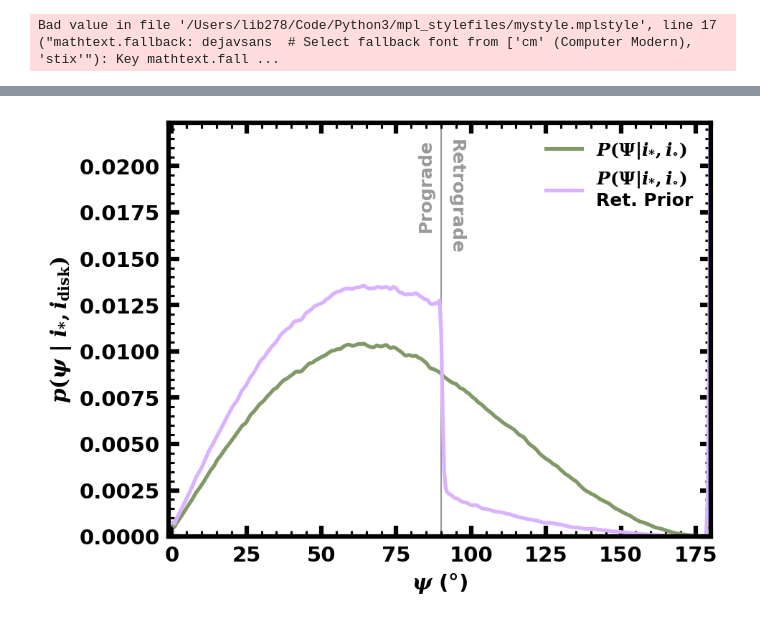
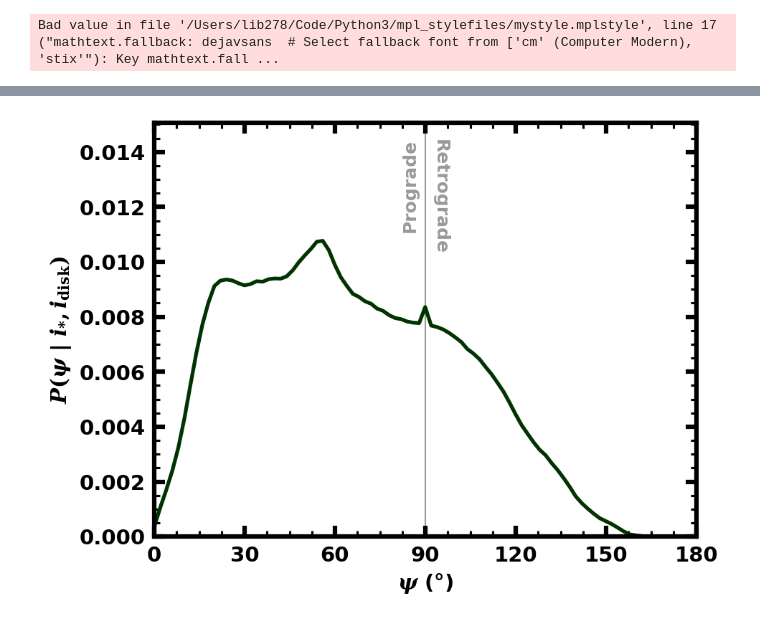
Before and after one commit to lbiddle/Obliquity_Synthesis, a Jupyter notebook: true_obliquity_test.ipynb, the cells around one changed output, grey strips where cells are left out. Drawn from its saved outputs; the diff is of its cells as text; code cells hidden in the pictures.

```diff
--- a/true_obliquity_test.ipynb
+++ b/true_obliquity_test.ipynb
@@ -97,8 +97,21 @@ def choose_cmap(custom_cmap, reverse_cmap=False):
     mycolormap = make_cmap(chosen_cmap, position=positions)
 
     return mycolormap
+def sorted_alphanumeric(list_to_sort):
+    """
+    Description: Sorts contents of the list alphanumerically (e.g., A1, A2, B2, A10) rather than naturally (e.g., A1, A10, A2, B2)
+                 because the built-in python function "sorted()" does not do this without providing a key.
+    Arguments: list_to_sort = List containing items to sort.
+    Returns: List containing sorted items.
+    """
 
-plt.style.use('/Users/lib278/Code/Python3/mpl_stylefiles/mystyle.mplstyle')
+    convert = lambda text: int(text) if text.isdigit() else text.lower()
+    alphanum_key = lambda key: [convert(c) for c in re.split('([0-9]+)', key)]
+
+    return sorted(list_to_sort, key=alphanum_key)
+
+
+plt.style.use('/Users/lb8137/Projects/mpl_stylefiles/mystyle.mplstyle')
 # plt.rcParams.keys()
 # %% [output]
 Bad value in file '/Users/lib278/Code/Python3/mpl_stylefiles/mystyle.mplstyle', line 17 ("mathtext.fallback: dejavsans  # Select fallback font from ['cm' (Computer Modern), 'stix'"): Key mathtext.fall ...
@@ -408,39 +887,60 @@ Deltai_kde = Deltai_kde / (np.sum(Deltai_kde) * bin_width)
 # %%
 test_fig = plt.figure(figsize=(6.5, 5), dpi=150)
 ax = test_fig.add_subplot(111)
 ax.minorticks_on()
 
 # ax.set_title(r'$i_{\ast}$ = ' + '{:.1f}'.format(istar) + r'$\degree$    ' + r'$i_{\mathrm{disk}}$ = ' + '{:.1f}'.format(idisk) + r'$\degree$    ' + r'$\Delta i$ = ' + '{:.1f}'.format(abs(istar - idisk)) + r'$\degree$    ', pad=8, x=0.6)
 ax.set_xlabel(r'$\psi$ ($\degree$)')
-ax.set_ylabel(r'$p(\psi$ | $i_{*}, i_{\mathrm{disk}})$')
+ax.set_ylabel(r'$P(\psi$ | $i_{*}, i_{\mathrm{disk}})$')
 
-xmin, xmax = -1, 181
-ymin, ymax = 0, 4*np.mean([blarb for foop in true_obliquities_no_retro_prior for blarb in foop])  # -0.04 * max(ploty), 1.14 * max(ploty)
+xmin, xmax = 0, 180
+ymin, ymax = 0, 1.4*max(Psi_power)  # 1.1*max([max(master_Psi), max(master_Psi_iso)])  # 4*np.mean([blarb for foop in all_Psis for blarb in foop])  # -0.04 * max(ploty), 1.14 * max(ploty)
 # print(ymin, ymax)
 
-linecolor = '#809966'  # '#476685'
 fillcolor = '#cccc00'  # '#476685'
 
 # ax.plot(Deltai_x, Deltai_kde, color=Deltai_color, label=r'$\Delta i$')
+# master_Psi_iso[0:9] = [0, 0, 0.002, 0.003, 0.003, 0.003, 0.005, 0.006, 0.01]
+# ax.plot(Psi[1:], master_Psi_iso, color='#0099cc', label='iso ' + r'$P(\Psi|i_{*}, i_{\circ})$')
+# ax.plot(Psi, Psi_kde color='#003300', label=r'$P(\Psi|i_{*}, i_{\circ})$')
+ax.plot(Psi_x, Psi_power, color='#003300')
 
-ax.plot(Psi[1:], Psi_kde_no_retro_prior, color=linecolor, label=r'$P(\Psi|i_{*}, i_{\circ})$')
-# ax.fill_between(Psi[1:], Psi_kde_no_retro_prior, color=fillcolor, alpha=0.4, label='no retro. prior')
 
-ax.plot(Psi[1:], Psi_kde_yes_retro_prior, color='#d9b3ff', label=r'$P(\Psi|i_{*}, i_{\circ})$' + '\nRet. Prior')
+# ax.plot(Psi[1:], Psi_kde_yes_retro_prior, color='#d9b3ff', label=r'$P(\Psi|i_{*}, i_{\circ})$' + '\nRet. Prior')
 # ax.fill_between(Psi[1:], Psi_kde_yes_retro_prior, color='#d9b3ff', alpha=0.4, label='yes retro. prior')
 
 ax.plot([90, 90], [0, ymax], lw=1, color='#000000', alpha=0.4, zorder = -10)
 # ax.plot([np.nanmin(possible_Psis) - dx, np.nanmin(possible_Psis) - dx], [0, ymax], ls='--', lw=1, color='#000000', zorder = -10)
 # ax.plot([np.nanmax(possible_Psis) + dx, np.nanmax(possible_Psis) + dx], [0, ymax], ls='--', lw=1, color='#000000', zorder = -10)
 
 ax.text(90 - 5, 0.96 * ymax, 'Prograde', horizontalalignment='center', verticalalignment='top', fontsize=12, rotation=90, color='#000000', alpha=0.4)
 ax.text(90 + 5, 0.96 * ymax, 'Retrograde', horizontalalignment='center', verticalalignment='top', fontsize=12, rotation=270, color='#000000', alpha=0.4)
 
 ax.set_xlim(xmin, 180)
 ax.set_ylim(ymin, ymax)
 
-ax.legend(loc='upper right', fontsize=12)
+ax.set_xticks([0, 30, 60, 90, 120, 150, 180])
+
+# ax.legend(loc='upper right', fontsize=12)
 
 plt.show()
+plt.close()
+
+
+save_dir = '/Users/lib278/Documents/Manuscripts/OBLIQUITY_SYNTHESIS/True_Obliquity_Tests/Psi_Draws_From_Observations/'
+if do_observed_idisk == True:
+    save_file = 'Psi_From_Observations.csv'
+elif do_identical_idisk == True:
+    save_file = 'Psi_From_Observations_Forced_Aligned.csv'
+
+
+Psi_dict = {'Psi': Psi_x,
+            'P(Psi)': Psi_power,
+            }
+Psi_df = pd.DataFrame(Psi_dict)
+
+save_output = True
+if save_output == True:
+    Psi_df.to_csv(save_dir + save_file, index=False)
 # %% [output]
-[figure, old version]
+[figure, new version]
```
Also changed, not shown: parts of 16 cells of this notebook, 8 other files.
